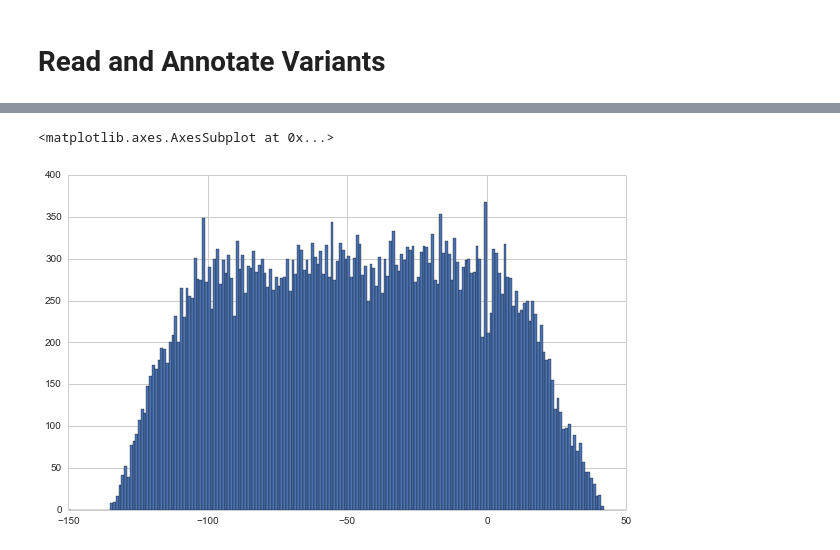
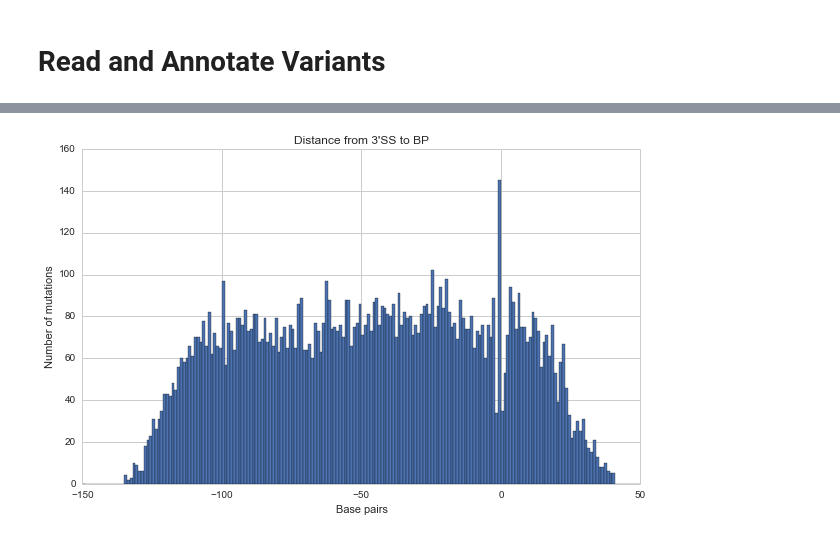
Before and after one commit to cdeboever3/pptmut, a Jupyter notebook: notebooks/Variant Analysis.ipynb, the cells around one changed output, grey strips where cells are left out. Cells and saved outputs as stored; diff of their text form; code cells hidden in the pictures.

Commit message:
More updates and bug fixes
Continued branch point and variant analysis. Fixed various little bugs.

```diff
--- a/notebooks/Variant Analysis.ipynb
+++ b/notebooks/Variant Analysis.ipynb
@@ -92,21 +92,20 @@ def annotate_variants(vdf, intervals, samples,
     for i in vdf.index:
         se = vdf.ix[i]
         creates = False
-        if se['tpss_dist'] < -2:
-            if se['strand'] == '+':
-                if se['alt_allele'] == 'A':
-                    if se['context'][4] == 'G':
-                        creates = True
-                if se['alt_allele'] == 'T':
-                    if se['context'][2] == 'A':
-                        creates = True
-            elif se['strand'] == '-':
-                if se['alt_allele'] == 'T':
-                    if se['context'][4] == 'C':
-                        creates = True
-                if se['alt_allele'] == 'C':
-                    if se['context'][2] == 'T':
-                        creates = True
+        if se['strand'] == '+':
+            if se['alt_allele'] == 'A':
+                if se['context'][4] == 'G':
+                    creates = True
+            if se['alt_allele'] == 'G':
+                if se['context'][2] == 'A':
+                    creates = True
+        elif se['strand'] == '-':
+            if se['alt_allele'] == 'T':
+                if se['context'][2] == 'C':
+                    creates = True
+            if se['alt_allele'] == 'C':
+                if se['context'][4] == 'T':
+                    creates = True
         creates_tpss.append(creates)
     vdf['creates_tpss'] = creates_tpss
 
@@ -258,0 +230,5 @@ plot_variants(df)
+# %%
+tdf = variants[(variants.tpss_dist != -1) &
+               (variants.tpss_dist != -2) &
+               (variants.tpss_dist != -3)]
+tdf = tdf[tdf.tumor_suppressor]
@@ -259,5 +275,7 @@ plot_variants(df)
 # %%
-tdf.bp_dist.dropna().hist(bins=np.arange(-150, 51, 1))
+ax = tdf.bp_dist.dropna().hist(bins=np.arange(-150, 51, 1))
+ax.set_title('Distance from 3\'SS to BP')
+ax.set_xlabel('Base pairs')
+ax.set_ylabel('Number of mutations');
 # %% [output]
-<matplotlib.axes.AxesSubplot at 0x...>
-[figure, old version]
+[figure, new version]
```
Also changed, not shown: parts of 33 cells of this notebook, 1 other file.
